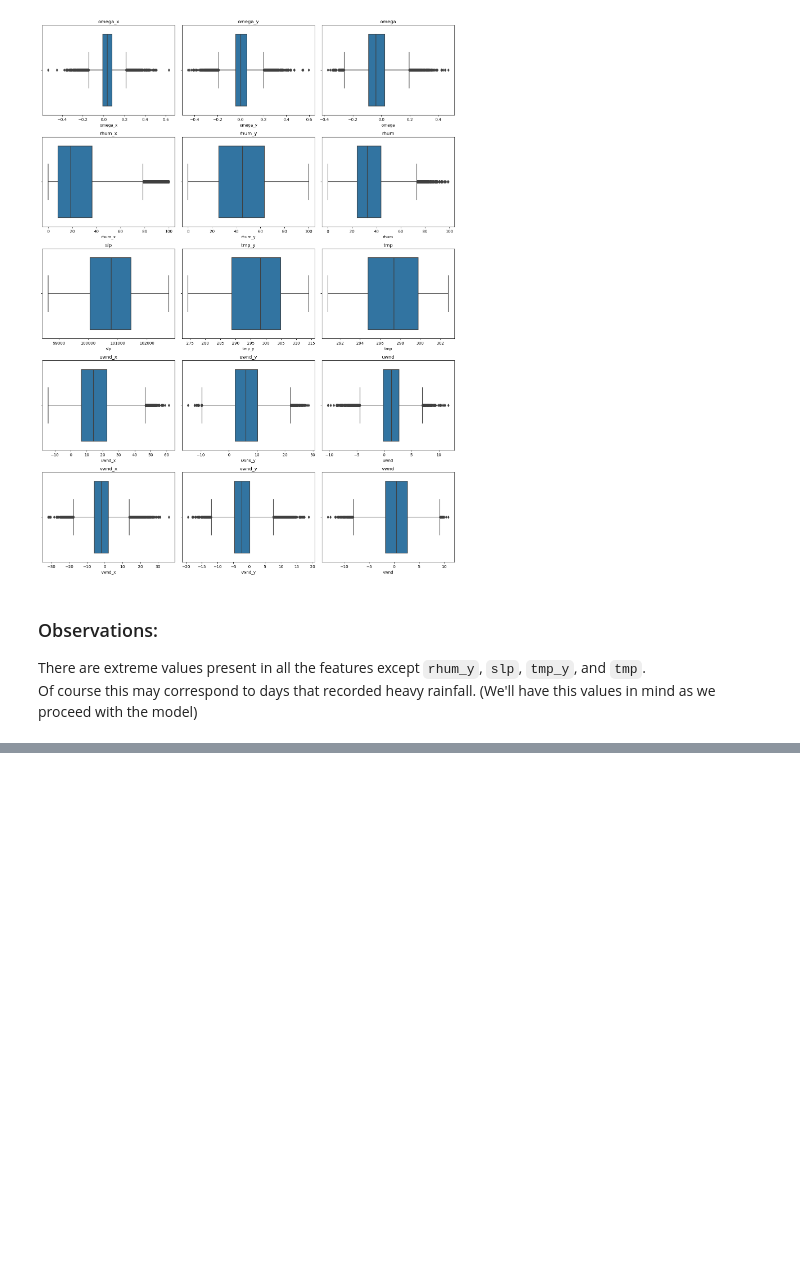
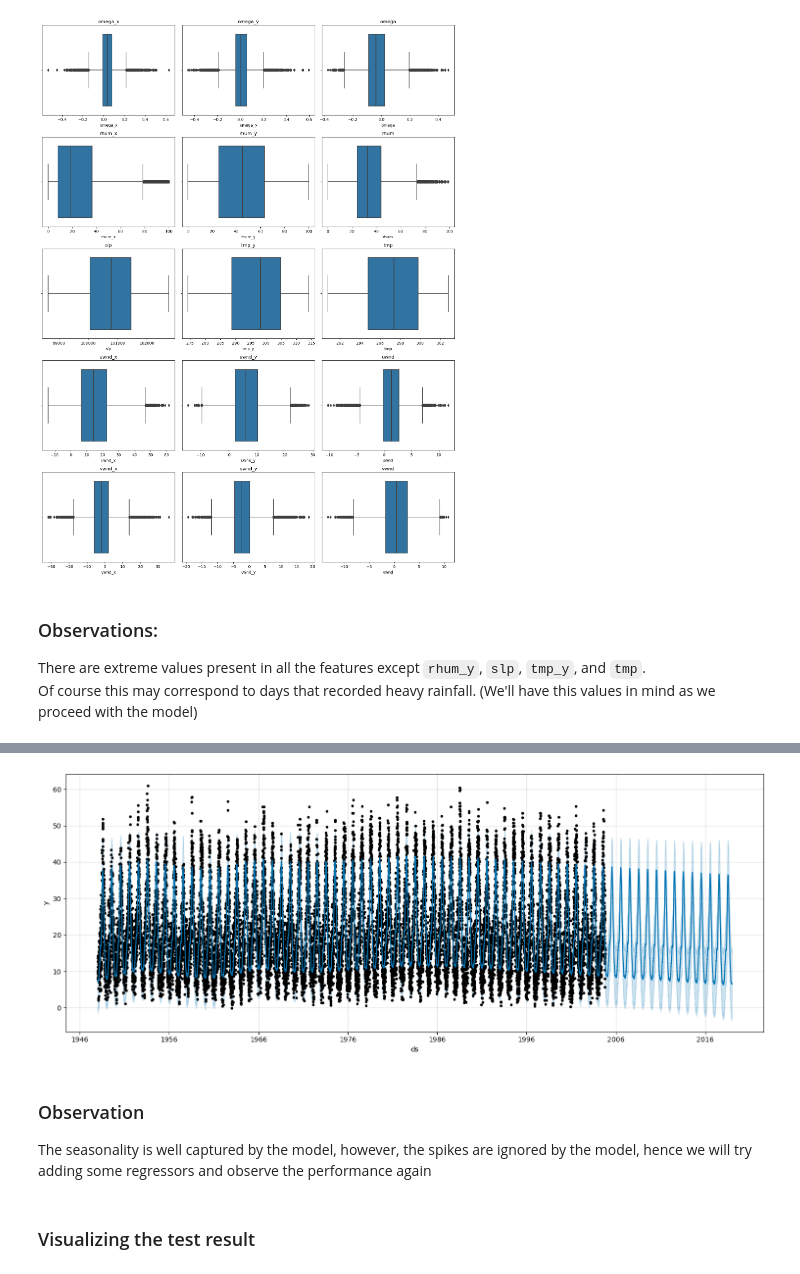
Before and after one commit to abdulmalikadeyemo/Rainfall_Prediction, a Jupyter notebook: Rainfall-forecast.ipynb, the cells around one changed output, grey strips where cells are left out. Drawn from its saved outputs; the diff is of its cells as text; code cells hidden in the pictures; blank space fills up the shorter version.

Commit message:
modeled with fbprophet

```diff
--- a/Rainfall-forecast.ipynb
+++ b/Rainfall-forecast.ipynb
@@ -190,0 +253,3 @@ Of course this may correspond to days that recorded heavy rainfall. (We'll have
+# %%
+new_df = df_30_70.reset_index()[['time', 'pr_wtr']].rename(columns={'time': 'ds', 'pr_wtr': 'y'})
+new_df.head()
@@ -190,0 +267,4 @@ Of course this may correspond to days that recorded heavy rainfall. (We'll have
+# %%
+TRAIN_SIZE = int(len(new_df)*0.8)
+TEST_SIZE = int(np.ceil(len(new_df)*0.2))
+train_df = new_df.iloc[:TRAIN_SIZE]
@@ -190,0 +273,3 @@ Of course this may correspond to days that recorded heavy rainfall. (We'll have
+# %%
+model = Prophet()
+model.fit(train_df)
@@ -190,0 +280,16 @@ Of course this may correspond to days that recorded heavy rainfall. (We'll have
+# %%
+#predict
+future = model.make_future_dataframe(periods= TEST_SIZE , freq= 'D' )
+
+forecast = model.predict(future)
+#forecast.head()
+# %%
+# Plotting the generated forecast
+fig1 = model.plot(forecast, uncertainty=True,figsize=(15, 6))
+# %% [output]
+[figure, added]
+# %% [markdown]
+### Observation
+The seasonality is well captured by the model, however, the spikes are ignored by the model, hence we will try adding some regressors and observe the performance again
+# %% [markdown]
+### Visualizing the test result
```
Also changed, not shown: parts of 24 cells of this notebook.
